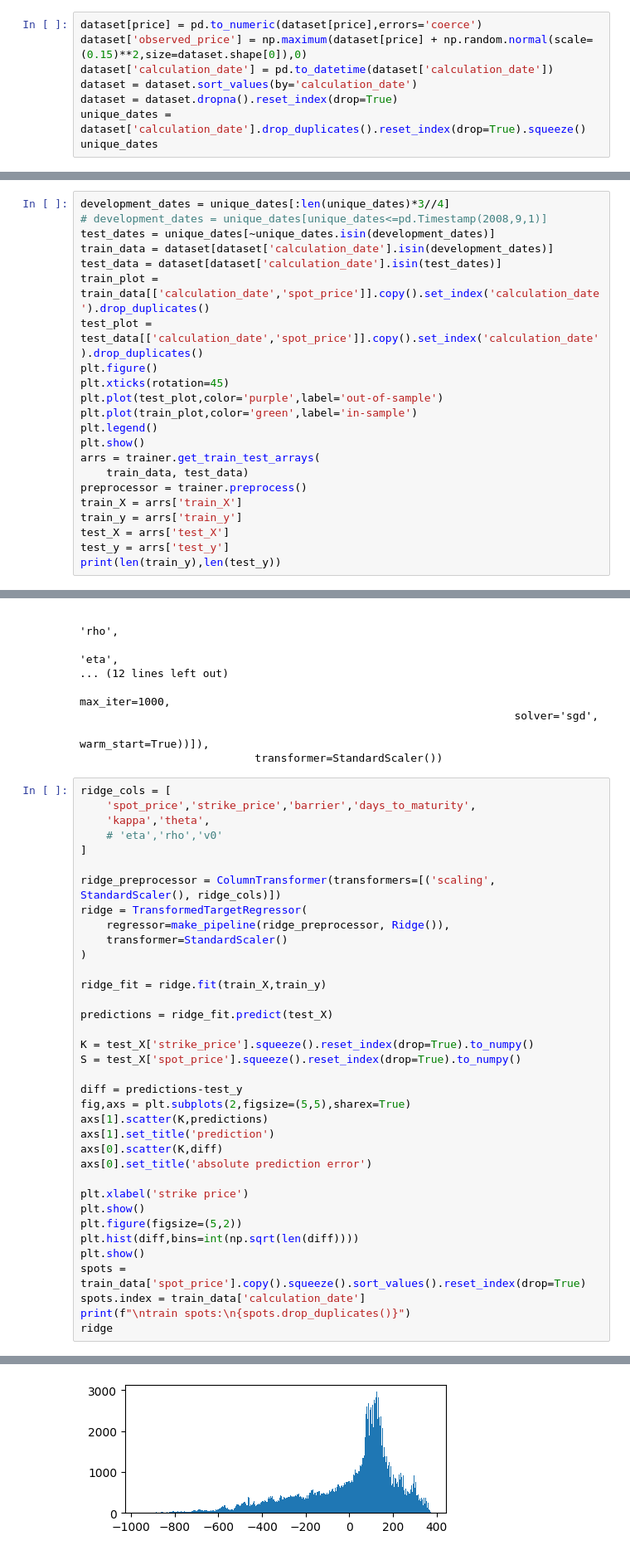
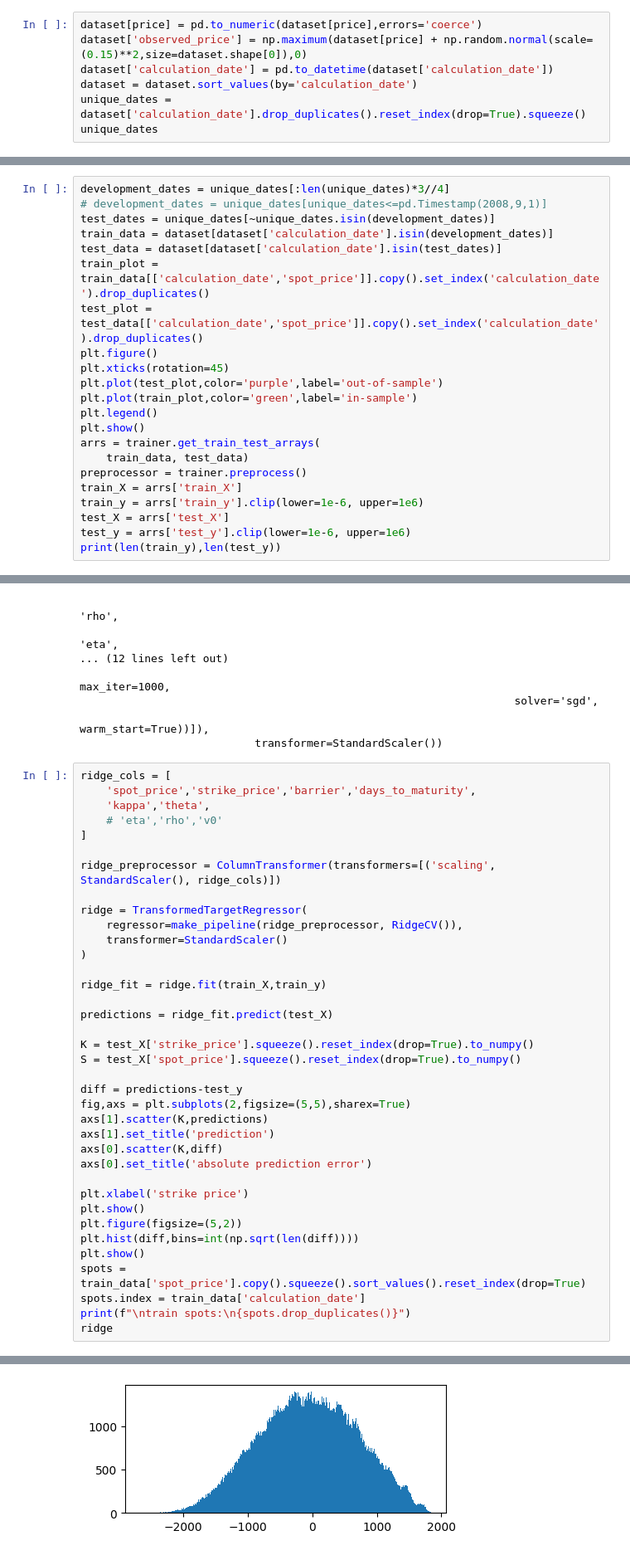
Before and after one commit to boomelage/machine-learning-option-pricing, a Jupyter notebook: train_routine.ipynb, the cells around one changed output, grey strips where cells are left out. Shown at 83% size. Drawn from its saved outputs; the diff is of its cells as text.

```diff
--- a/train_routine.ipynb
+++ b/train_routine.ipynb
@@ -54,7 +54,6 @@ dataset[price] = pd.to_numeric(dataset[price],errors='coerce')
 dataset['observed_price'] = np.maximum(dataset[price] + np.random.normal(scale=(0.15)**2,size=dataset.shape[0]),0)
 dataset['calculation_date'] = pd.to_datetime(dataset['calculation_date'])
 dataset = dataset.sort_values(by='calculation_date')
-dataset = dataset.dropna().reset_index(drop=True)
 unique_dates = dataset['calculation_date'].drop_duplicates().reset_index(drop=True).squeeze()
 unique_dates
 # %% [output]
@@ -90,8 +89,8 @@ arrs = trainer.get_train_test_arrays(
     train_data, test_data)
 preprocessor = trainer.preprocess()
 train_X = arrs['train_X']
-train_y = arrs['train_y']
+train_y = arrs['train_y'].clip(lower=1e-6, upper=1e6)
 test_X = arrs['test_X']
-test_y = arrs['test_y']
+test_y = arrs['test_y'].clip(lower=1e-6, upper=1e6)
 print(len(train_y),len(test_y))
 # %% [output]
@@ -155,8 +150,9 @@ ridge_cols = [
 ]
 
 ridge_preprocessor = ColumnTransformer(transformers=[('scaling', StandardScaler(), ridge_cols)])
+
 ridge = TransformedTargetRegressor(
-    regressor=make_pipeline(ridge_preprocessor, Ridge()),
+    regressor=make_pipeline(ridge_preprocessor, RidgeCV()),
     transformer=StandardScaler()
 )
 
@@ -188,3 +184,3 @@ ridge
-[figure, old version]
+[figure, new version]
 train spots:
 calculation_date
```
Also changed, not shown: parts of 6 cells of this notebook.
